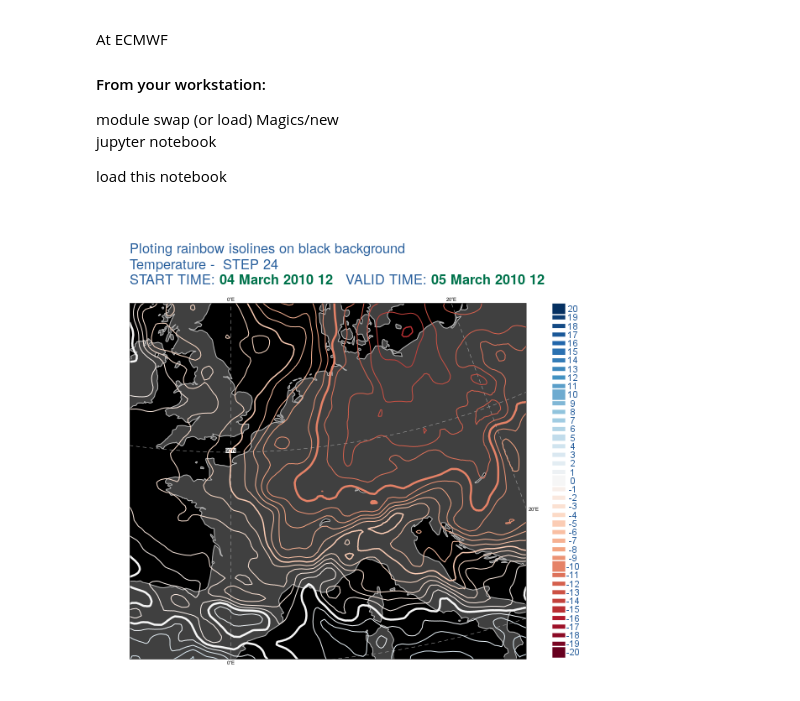
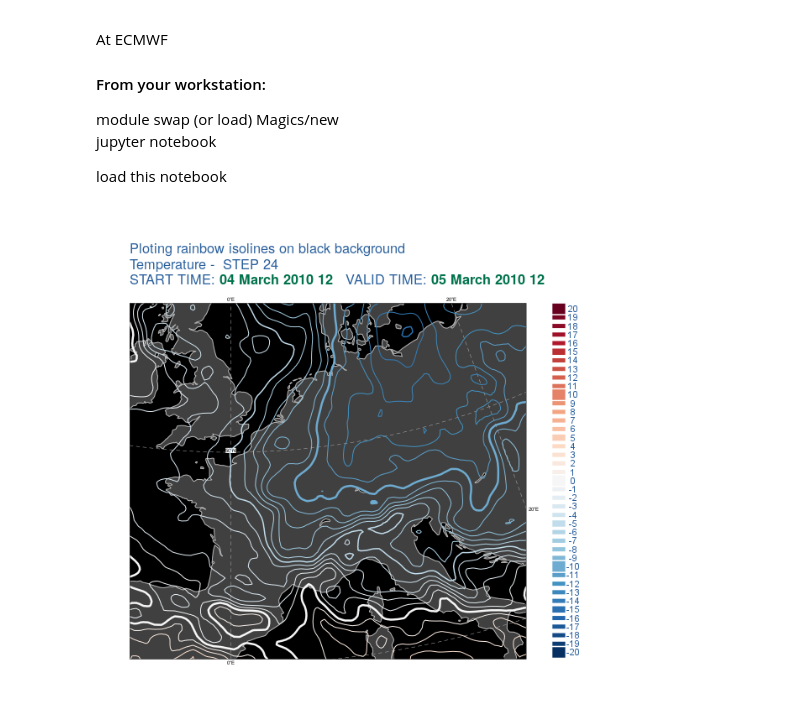
Before and after one commit to ecmwf/notebook-examples, a Jupyter notebook: visualisation/gallery/rainbow_lines2.ipynb, the cells around one changed output. Cells and saved outputs as stored; diff of their text form; code cells hidden in the pictures.

Commit message:
Reversed colour list for Rainbow lines 2 notebook

```diff
--- a/visualisation/gallery/rainbow_lines2.ipynb
+++ b/visualisation/gallery/rainbow_lines2.ipynb
@@ -51,41 +51,41 @@ t_cont = magics.mcont(
     contour_highlight                          = "off",
     contour_line_colour_rainbow                = "on",
     contour_line_colour_rainbow_method         = "list",
-    contour_line_colour_rainbow_colour_list    = ['#67001f','#790422','#8c0a25','#9f1128','#b2182b',
-                                                  '#bb2f33','#c4413c','#cd5144','#d6604d','#de725a',
-                                                  '#e68367','#ed9474','#f4a582','#f7b293','#fac0a4',
-                                                  '#fccdb5','#fddbc7','#fce2d3','#fbe9df','#f9f0eb',
-                                                  '#f7f7f7','#eef2f5','#e4eef4','#dbe9f2','#d1e5f0',
-                                                  '#c2ddec','#b2d5e7','#a2cde3','#92c5de','#80b8d7',
-                                                  '#6eacd1','#5a9fca','#4393c3','#3c88bd','#347cb8',
-                                                  '#2b71b2','#2166ac','#1a5899','#134a86','#0c3d73',
-                                                  '#053061'],
+    contour_line_colour_rainbow_colour_list    = ['#053061', '#0c3d73', '#134a86', '#1a5899', '#2166ac',
+                                                  '#2b71b2', '#347cb8', '#3c88bd', '#4393c3', '#5a9fca',
+                                                  '#6eacd1', '#80b8d7', '#92c5de', '#a2cde3', '#b2d5e7',
+                                                  '#c2ddec', '#d1e5f0', '#dbe9f2', '#e4eef4', '#eef2f5',
+                                                  '#f7f7f7', '#f9f0eb', '#fbe9df', '#fce2d3', '#fddbc7',
+                                                  '#fccdb5', '#fac0a4', '#f7b293', '#f4a582', '#ed9474',
+                                                  '#e68367', '#de725a', '#d6604d', '#cd5144', '#c4413c',
+                                                  '#bb2f33', '#b2182b', '#9f1128', '#8c0a25', '#790422',
+                                                  '#67001f'],
     contour_line_thickness_rainbow_list        = [5,2,2,2,2,3,2,2,2,2],
     contour_line_thickness_rainbow_list_policy = "cycle"
 )
 
 #Defining the legend
 legend = magics.mlegend(
     legend_display_type   = 'continuous',
     legend_text_colour    = "#2b619e",
     legend_box_mode       = "positional",
     legend_text_font_size = "0.45",
     legend_box_x_position = 20.00,
     legend_box_y_position = 0.3,
     legend_box_x_length   = 1.8,
     legend_box_y_length   = 17.3)
 
 #Setting the title
 title = magics.mtext(
     text_lines          = ["Ploting rainbow isolines on black background",
                            "<grib_info key='name'/> -  STEP <grib_info key='step'/>",
                            "START TIME: <font colour='evergreen' style='bold'><grib_info key='base-date' format='%d %B %Y %H'/></font>   VALID TIME: <font colour='evergreen' style='bold'><grib_info key='valid-date' format='%d %B %Y %H'/></font>"],
     text_justification  = 'left',
     text_font_size      = 0.7,
     text_mode           = "automatic",
     text_colour         = "#2b619e")
 
 #Plotting
 magics.plot(projection, coast, temperature, t_cont, legend, title)
 # %% [output]
-[figure, old version]
+[figure, new version]
```
